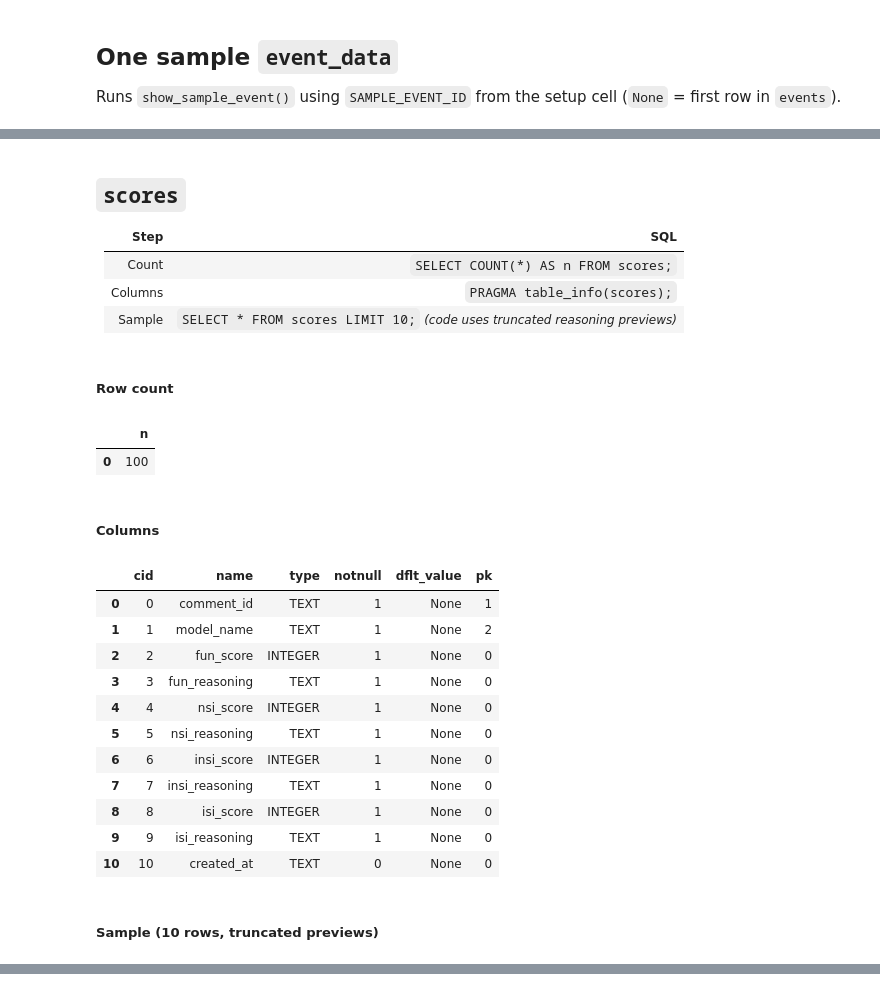
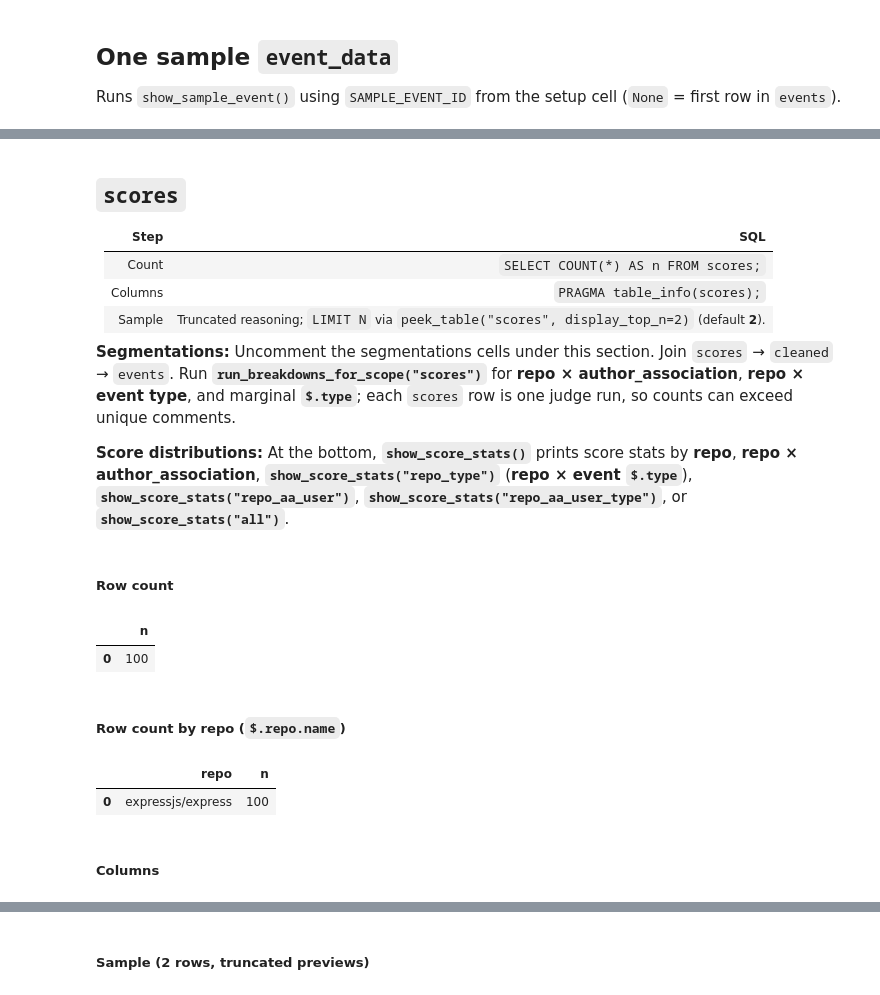
Before and after one commit to naataaniitsosie/swe-principals, a Jupyter notebook: notebooks/sql_queries.ipynb, the cells around one changed output, grey strips where cells are left out. Cells and saved outputs as stored; diff of their text form; code cells hidden in the pictures.

Commit message:
feat: data segmentation

```diff
--- a/notebooks/sql_queries.ipynb
+++ b/notebooks/sql_queries.ipynb
@@ -337,24 +675,18 @@ peek_table("cleaned")
 |---:|---|
 | Count | `SELECT COUNT(*) AS n FROM scores;` |
 | Columns | `PRAGMA table_info(scores);` |
-| Sample | `SELECT * FROM scores LIMIT 10;` *(code uses truncated reasoning previews)* |
+| Sample | Truncated reasoning; `LIMIT N` via `peek_table("scores", display_top_n=2)` (default **2**). |
+
+**Segmentations:** Uncomment the segmentations cells under this section. Join `scores` → `cleaned` → `events`. Run **`run_breakdowns_for_scope("scores")`** for **repo × author_association**, **repo × event type**, and marginal **`$.type`**; each `scores` row is one judge run, so counts can exceed unique comments.
+
+**Score distributions:** At the bottom, **`show_score_stats()`** prints score stats by **repo**, **repo × author_association**, **`show_score_stats("repo_type")`** (**repo × event `$.type`**), **`show_score_stats("repo_aa_user")`**, **`show_score_stats("repo_aa_user_type")`**, or **`show_score_stats("all")`**.
 # %%
-peek_table("scores")
+peek_table("scores", display_top_n=2)
 # %% [output]
 ##### Row count
 |  | n |
 | 0 | 100 |
-##### Columns
+##### Row count by repo (`$.repo.name`)
-|  | cid | name | type | notnull | dflt_value | pk |
-| 0 | 0 | comment_id | TEXT | 1 | None | 1 |
-| 1 | 1 | model_name | TEXT | 1 | None | 2 |
-| 2 | 2 | fun_score | INTEGER | 1 | None | 0 |
-| 3 | 3 | fun_reasoning | TEXT | 1 | None | 0 |
-| 4 | 4 | nsi_score | INTEGER | 1 | None | 0 |
-| 5 | 5 | nsi_reasoning | TEXT | 1 | None | 0 |
-| 6 | 6 | insi_score | INTEGER | 1 | None | 0 |
-| 7 | 7 | insi_reasoning | TEXT | 1 | None | 0 |
-| 8 | 8 | isi_score | INTEGER | 1 | None | 0 |
-| 9 | 9 | isi_reasoning | TEXT | 1 | None | 0 |
-| 10 | 10 | created_at | TEXT | 0 | None | 0 |
+|  | repo | n |
+| 0 | expressjs/express | 100 |
-##### Sample (10 rows, truncated previews)
+##### Columns
@@ -371,0 +705 @@ peek_table("scores")
+##### Sample (2 rows, truncated previews)
```
Also changed, not shown: parts of 16 cells of this notebook, 2 other files.
